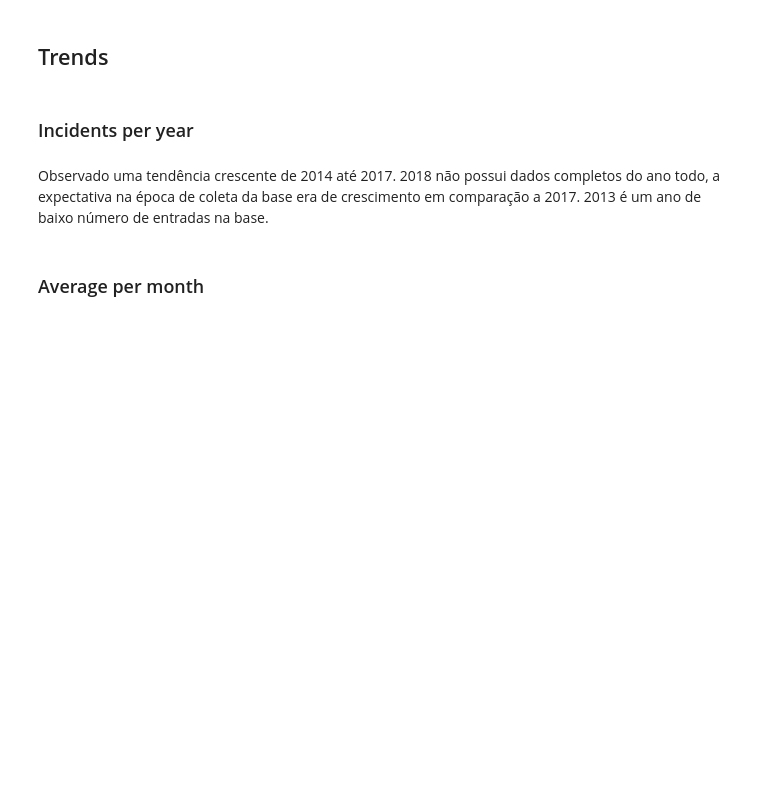
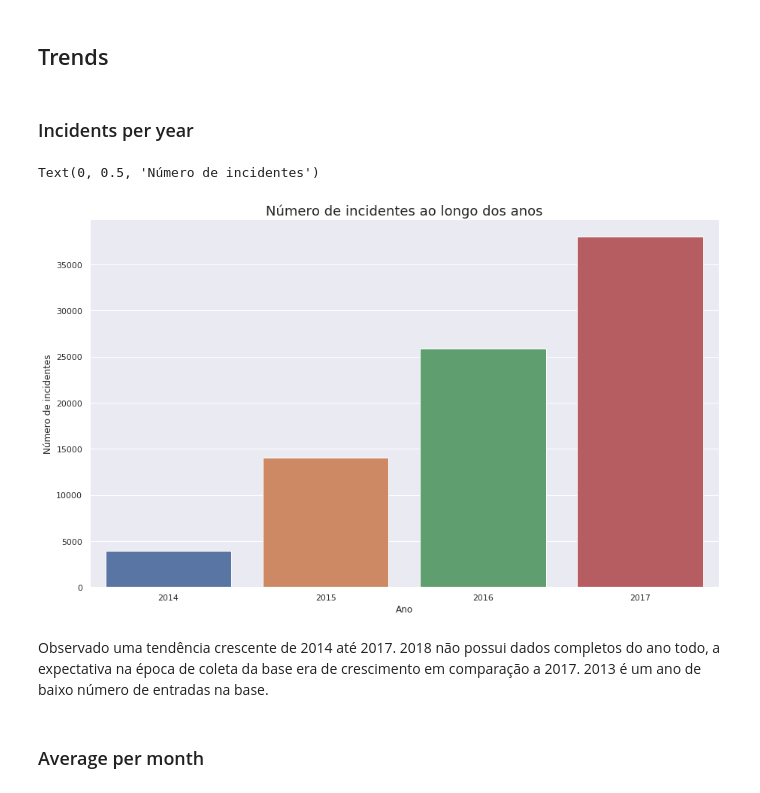
Before and after one commit to PedroPrisxzma/DataScience-Project, a Jupyter notebook: notebooks/Exploratory_Analysis.ipynb, the cells around one changed output. Cells and saved outputs as stored; diff of their text form; code cells hidden in the pictures; blank space fills up the shorter version.

```diff
--- a/notebooks/Exploratory_Analysis.ipynb
+++ b/notebooks/Exploratory_Analysis.ipynb
@@ -286,3 +248,23 @@ basic_bar(a_per_year['year'], a_per_year['Number Of Incidents'], title, x, y)
+# %%
+a_per_year = (gun_violence.groupby('year')
+              .agg({'incident_id': 'count'})
+              .reset_index()
+              .rename(columns={'incident_id':'number_of_incidents'}))
+
+sns.barplot(
+    a_per_year['year'],
+    a_per_year['number_of_incidents'],
+)
+
+# Título do plot
+plt.title("Número de incidentes ao longo dos anos", fontsize=18)
+# Nome do eixo x
+plt.xlabel('Ano')
+# Nome do eixo y
+plt.ylabel('Número de incidentes')
+# %% [output]
+Text(0, 0.5, 'Número de incidentes')
+[figure, added]
 # %% [markdown]
 Observado uma tendência crescente de 2014 até 2017.
 2018 não possui dados completos do ano todo, a expectativa na época de coleta da base era de crescimento em comparação a 2017.
```
Also changed, not shown: parts of 20 cells of this notebook.
